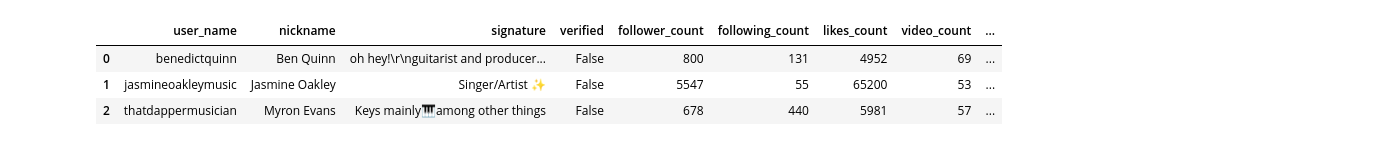
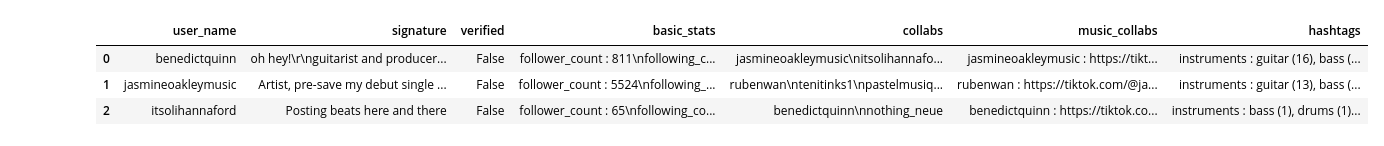
Before and after one commit to r-jaylet/TikTok_Scrap, a Jupyter notebook: data_analysis.ipynb, the cells around one changed output. Saved outputs shown, nothing was run; the diff lists cells and outputs as text; code cells hidden in the pictures.

```diff
--- a/data_analysis.ipynb
+++ b/data_analysis.ipynb
@@ -8,10 +8,10 @@ import seaborn
 # %%
 seaborn.set()
 # %%
-data = pd.read_csv('benedictquinn_music_400.csv')
+data = pd.read_csv('benedictquinn_200_music.csv')
 data.head(3)
 # %% [output]
-|  | user_name | nickname | signature | verified | follower_count | following_count | likes_count | video_count | ... |
-| 0 | benedictquinn | Ben Quinn | oh hey!\r\nguitarist and producer... | False | 800 | 131 | 4952 | 69 | ... |
-| 1 | jasmineoakleymusic | Jasmine Oakley | Singer/Artist ✨ | False | 5547 | 55 | 65200 | 53 | ... |
-| 2 | thatdappermusician | Myron Evans | Keys mainly🎹among other things | False | 678 | 440 | 5981 | 57 | ... |
+|  | user_name | signature | verified | basic_stats | collabs | music_collabs | hashtags |
+| 0 | benedictquinn | oh hey!\r\nguitarist and producer... | False | follower_count : 811\nfollowing_c... | jasmineoakleymusic\nitsolihannafo... | jasmineoakleymusic : https://tikt... | instruments : guitar (16), bass (... |
+| 1 | jasmineoakleymusic | Artist, pre-save my debut single ... | False | follower_count : 5524\nfollowing_... | rubenwan\ntenitinks1\npastelmusiq... | rubenwan : https://tiktok.com/@ja... | instruments : guitar (13), bass (... |
+| 2 | itsolihannaford | Posting beats here and there | False | follower_count : 65\nfollowing_co... | benedictquinn\nnothing_neue | benedictquinn : https://tiktok.co... | instruments : bass (1), drums (1)... |
```
Also changed, not shown: parts of 22 cells of this notebook, 7 other files.
